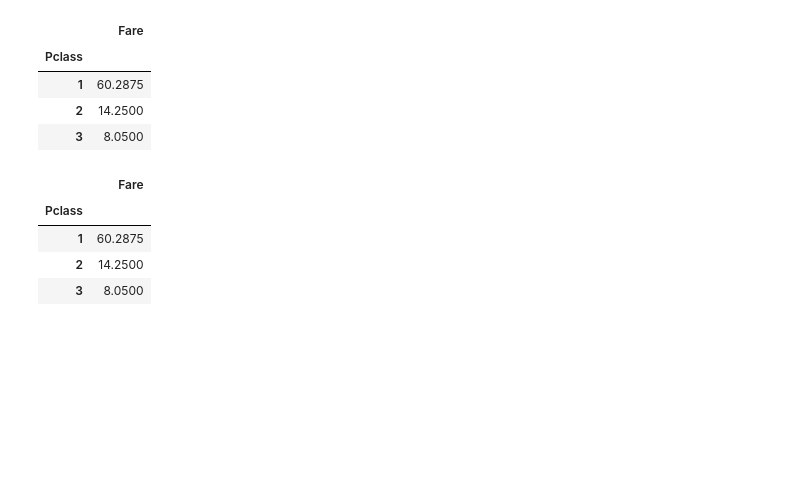
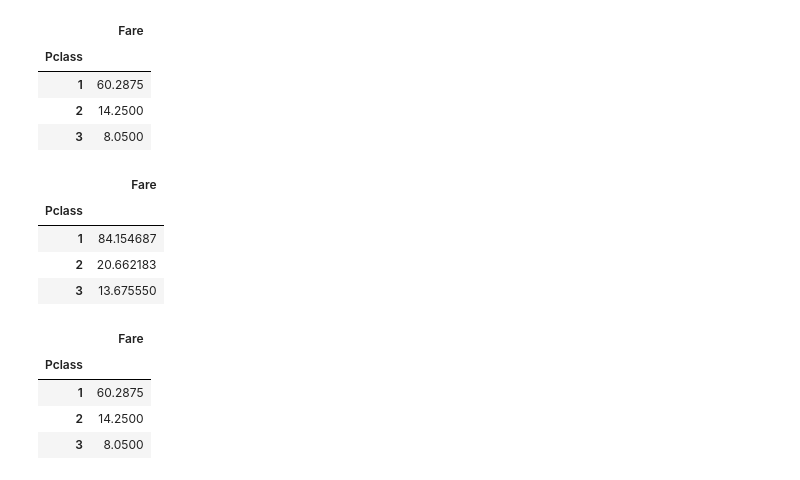
Before and after one commit to truffleToast/Aishool, a Jupyter notebook: Pythonstudy/Machine Learning/ex_05_titanico_분류실습.ipynb, the cells around one changed output. Saved outputs shown, nothing was run; the diff lists cells and outputs as text; code cells hidden in the pictures; blank space fills up the shorter version.

```diff
--- a/Pythonstudy/Machine Learning/ex_05_titanico_분류실습.ipynb
+++ b/Pythonstudy/Machine Learning/ex_05_titanico_분류실습.ipynb
@@ -269,10 +269,17 @@ answer
 | 2 | 14.2500 |
 | 3 | 8.0500 |
 # %%
-pf.groupby(['Pclass']).median()
+display(pf.groupby(['Pclass']).mean())
+display(pf.groupby(['Pclass']).median())
+# 1 ~ 3 등급에 따라 결측치 가져오기
 # %% [output]
 |  | Fare |
 | Pclass |  |
-| 1 | 60.2875 |
-| 2 | 14.2500 |
-| 3 | 8.0500 |
+| 1 | 84.154687 |
+| 2 | 20.662183 |
+| 3 | 13.675550 |
+|  | Fare |
+| Pclass |  |
+| 1 | 60.2875 |
+| 2 | 14.2500 |
+| 3 | 8.0500 |
```
Also changed, not shown: parts of 29 cells of this notebook.
